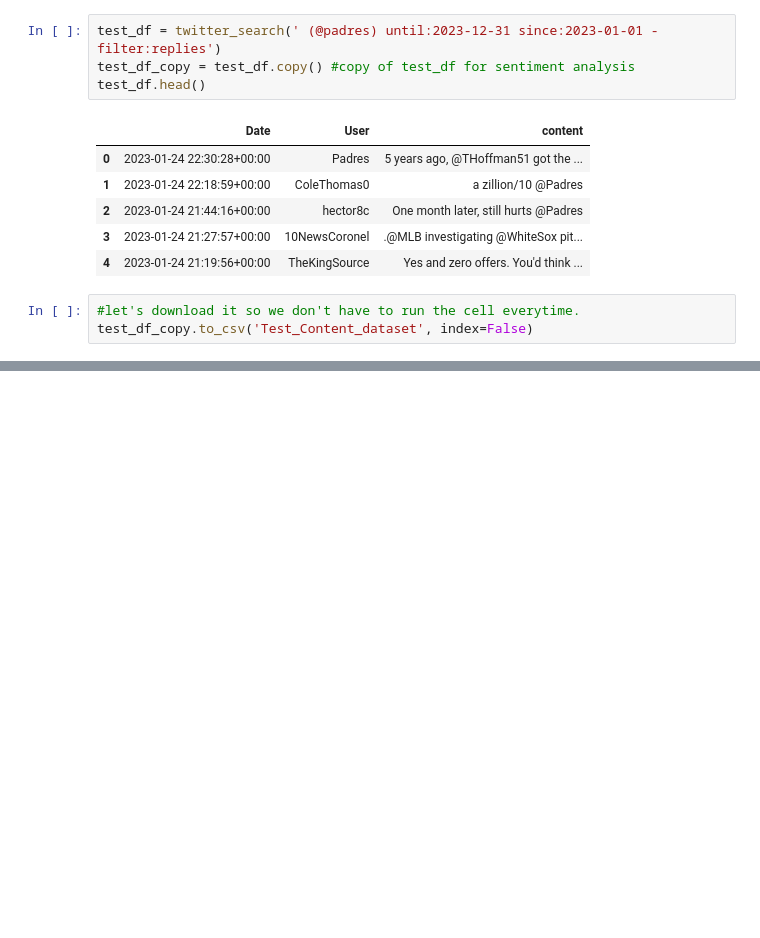
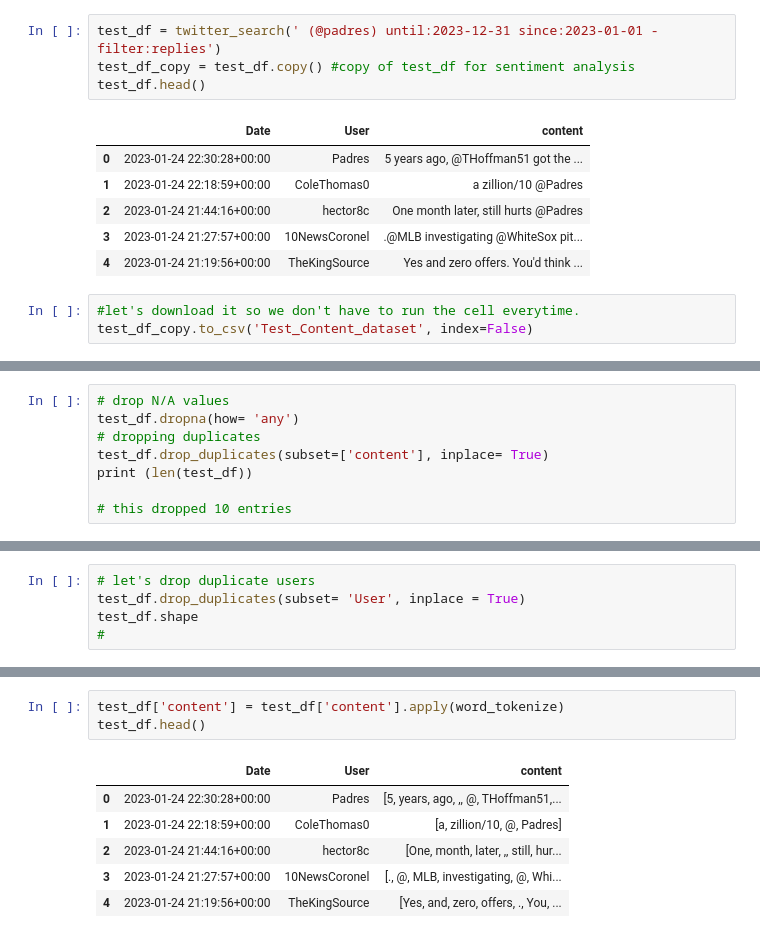
Before and after one commit to drea-biz/Portfollio_Sample_projects, a Jupyter notebook: Portfolio_notebook_python.ipynb, the cells around one changed output, grey strips where cells are left out. Saved outputs shown, nothing was run; the diff lists cells and outputs as text; blank space fills up the shorter version.

```diff
--- a/Portfolio_notebook_python.ipynb
+++ b/Portfolio_notebook_python.ipynb
@@ -110,0 +113,8 @@ test_df.shape
+# %%
+# drop N/A values
+test_df.dropna(how= 'any')
+# dropping duplicates
+test_df.drop_duplicates(subset=['content'], inplace= True)
+print (len(test_df))
+
+# this dropped 10 entries
@@ -110,0 +123,5 @@ test_df.shape
+# %%
+# let's drop duplicate users
+test_df.drop_duplicates(subset= 'User', inplace = True)
+test_df.shape
+#
@@ -110,0 +135,10 @@ test_df.shape
+# %%
+test_df['content'] = test_df['content'].apply(word_tokenize)
+test_df.head()
+# %% [output]
+|  | Date | User | content |
+| 0 | 2023-01-24 22:30:28+00:00 | Padres | [5, years, ago, ,, @, THoffman51,... |
+| 1 | 2023-01-24 22:18:59+00:00 | ColeThomas0 | [a, zillion/10, @, Padres] |
+| 2 | 2023-01-24 21:44:16+00:00 | hector8c | [One, month, later, ,, still, hur... |
+| 3 | 2023-01-24 21:27:57+00:00 | 10NewsCoronel | [., @, MLB, investigating, @, Whi... |
+| 4 | 2023-01-24 21:19:56+00:00 | TheKingSource | [Yes, and, zero, offers, ., You, ... |
```
Also changed, not shown: parts of 15 cells of this notebook, 1 other file.
